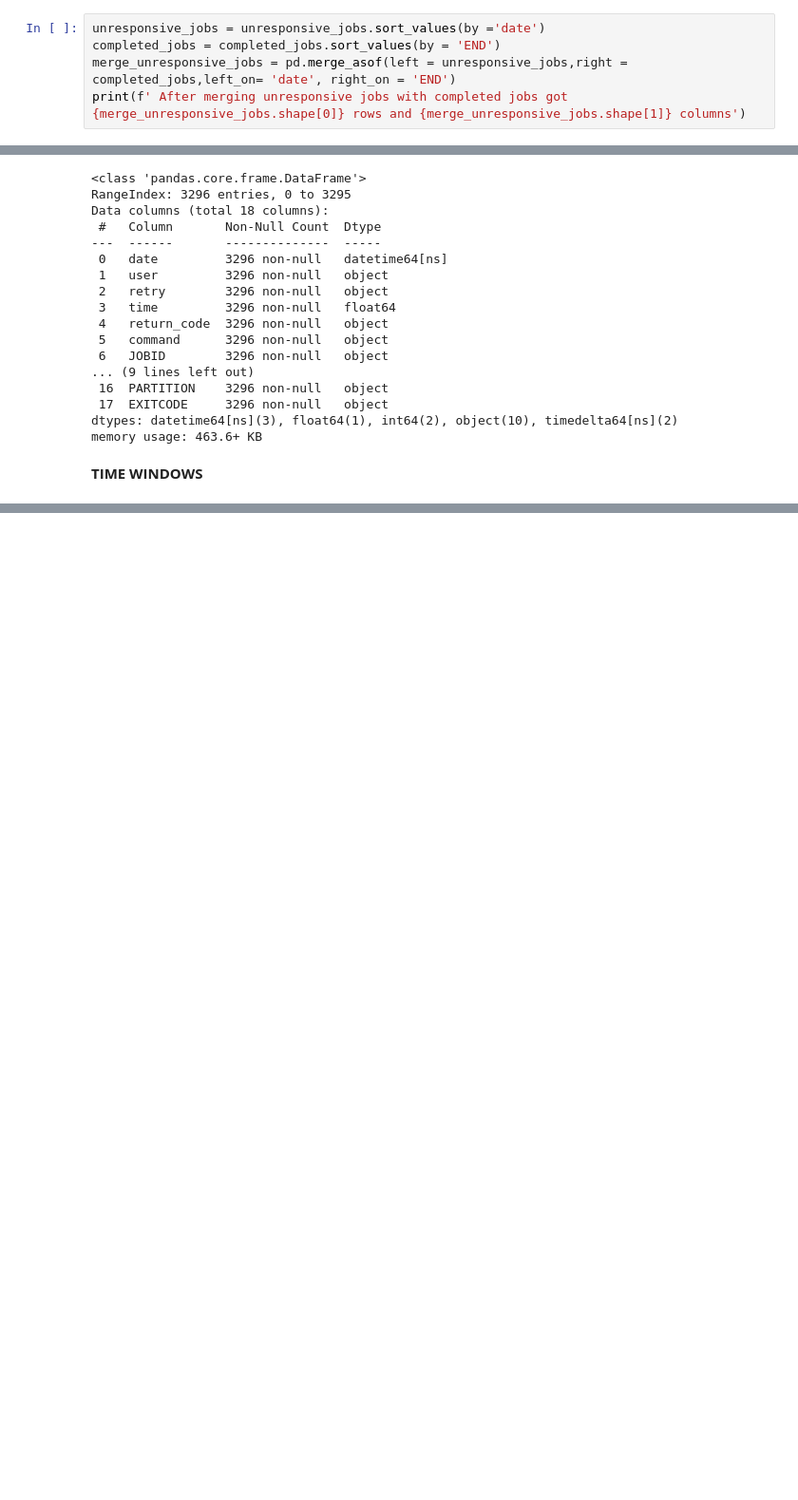
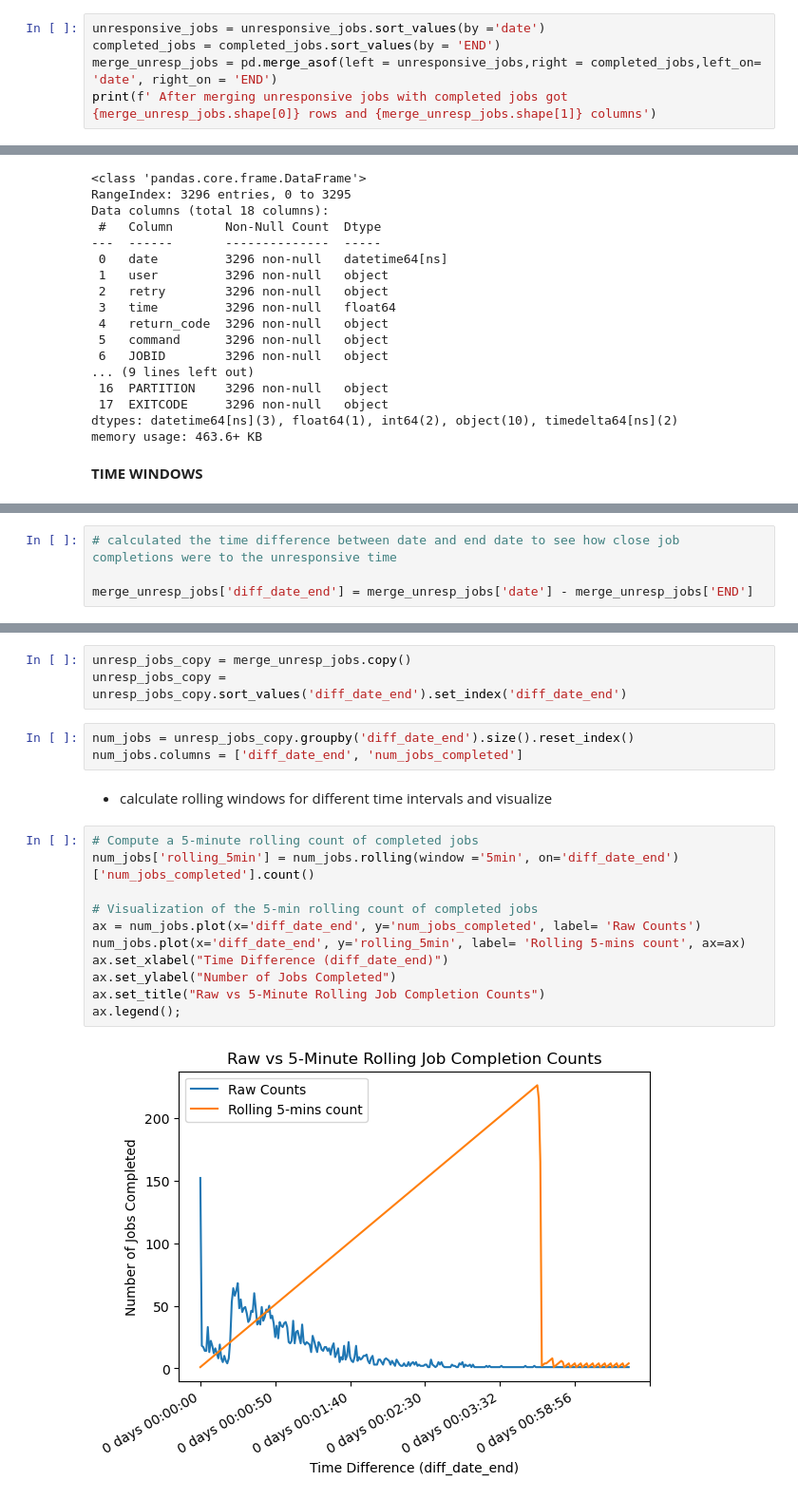
Before and after one commit to nss-data-science-cohort-9/accre-ADoddala, a Jupyter notebook: notebooks/accre_project.ipynb, the cells around one changed output, grey strips where cells are left out. Shown: that part at 95% size. Drawn from its saved outputs; the diff is of its cells as text; blank space fills up the shorter version.

Commit message:
Time windows and exploring the relation b/w job completions and unresponsiveness

```diff
--- a/notebooks/accre_project.ipynb
+++ b/notebooks/accre_project.ipynb
@@ -417,8 +414,8 @@ __Merging unresponsive jobs logs with completed jobs using merge_asof()__
 # %%
 unresponsive_jobs = unresponsive_jobs.sort_values(by ='date')
 completed_jobs = completed_jobs.sort_values(by = 'END')
-merge_unresponsive_jobs = pd.merge_asof(left = unresponsive_jobs,right = completed_jobs,left_on= 'date', right_on = 'END')
-print(f' After merging unresponsive jobs with completed jobs got {merge_unresponsive_jobs.shape[0]} rows and {merge_unresponsive_jobs.shape[1]} columns')
+merge_unresp_jobs = pd.merge_asof(left = unresponsive_jobs,right = completed_jobs,left_on= 'date', right_on = 'END')
+print(f' After merging unresponsive jobs with completed jobs got {merge_unresp_jobs.shape[0]} rows and {merge_unresp_jobs.shape[1]} columns')
 # %% [output]
  After merging unresponsive jobs with completed jobs got 3296 rows and 18 columns
 # %%
@@ -472,0 +452,4 @@ Name: rolling_10min, Length: 3296, dtype: float64
+# %%
+# calculated the time difference between date and end date to see how close job completions were to the unresponsive time
+
+merge_unresp_jobs['diff_date_end'] = merge_unresp_jobs['date'] - merge_unresp_jobs['END']
@@ -472,0 +464,21 @@ Name: rolling_10min, Length: 3296, dtype: float64
+# %%
+unresp_jobs_copy = merge_unresp_jobs.copy()
+unresp_jobs_copy = unresp_jobs_copy.sort_values('diff_date_end').set_index('diff_date_end')
+# %%
+num_jobs = unresp_jobs_copy.groupby('diff_date_end').size().reset_index()
+num_jobs.columns = ['diff_date_end', 'num_jobs_completed']
+# %% [markdown]
+* calculate rolling windows for different time intervals and visualize
+# %%
+# Compute a 5-minute rolling count of completed jobs
+num_jobs['rolling_5min'] = num_jobs.rolling(window ='5min', on='diff_date_end')['num_jobs_completed'].count()
+
+# Visualization of the 5-min rolling count of completed jobs
+ax = num_jobs.plot(x='diff_date_end', y='num_jobs_completed', label= 'Raw Counts')
+num_jobs.plot(x='diff_date_end', y='rolling_5min', label= 'Rolling 5-mins count', ax=ax)
+ax.set_xlabel("Time Difference (diff_date_end)")
+ax.set_ylabel("Number of Jobs Completed")
+ax.set_title("Raw vs 5-Minute Rolling Job Completion Counts")
+ax.legend();
+# %% [output]
+[figure, added]
```
Also changed, not shown: parts of 31 cells of this notebook.
